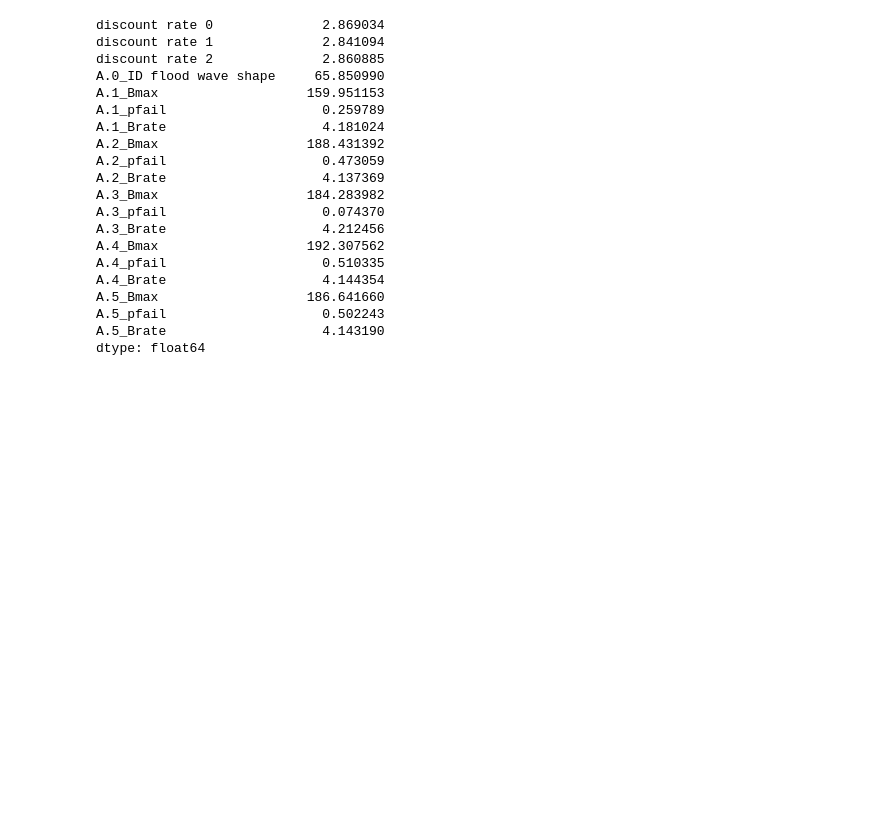
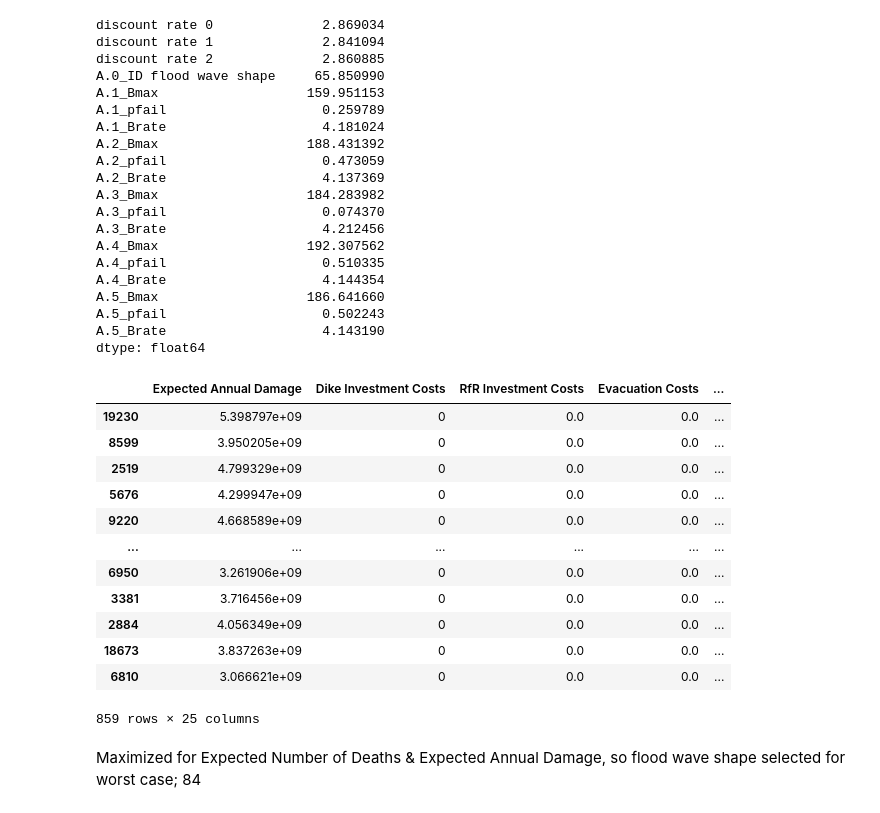
Before and after one commit to BRtudelft/Group1_EPA1361_Model-based_Decision-making, a Jupyter notebook: MORDM_1_problem_formulation.ipynb, the cells around one changed output. Cells and saved outputs as stored; diff of their text form; code cells hidden in the pictures; blank space fills up the shorter version.

Commit message:
All uncertainty levels for reference case selected

```diff
--- a/MORDM_1_problem_formulation.ipynb
+++ b/MORDM_1_problem_formulation.ipynb
@@ -342,3 +342,21 @@ A.5_Bmax                   186.641660
 A.5_pfail                    0.502243
 A.5_Brate                    4.143190
 dtype: float64
+# %%
+merged.sort_values(by=['Expected Number of Deaths','Expected Annual Damage'],ascending =False)
+# %% [output]
+|  | Expected Annual Damage | Dike Investment Costs | RfR Investment Costs | Evacuation Costs | ... |
+| 19230 | 5.398797e+09 | 0 | 0.0 | 0.0 | ... |
+| 8599 | 3.950205e+09 | 0 | 0.0 | 0.0 | ... |
+| 2519 | 4.799329e+09 | 0 | 0.0 | 0.0 | ... |
+| 5676 | 4.299947e+09 | 0 | 0.0 | 0.0 | ... |
+| 9220 | 4.668589e+09 | 0 | 0.0 | 0.0 | ... |
+| ... | ... | ... | ... | ... | ... |
+| 6950 | 3.261906e+09 | 0 | 0.0 | 0.0 | ... |
+| 3381 | 3.716456e+09 | 0 | 0.0 | 0.0 | ... |
+| 2884 | 4.056349e+09 | 0 | 0.0 | 0.0 | ... |
+| 18673 | 3.837263e+09 | 0 | 0.0 | 0.0 | ... |
+| 6810 | 3.066621e+09 | 0 | 0.0 | 0.0 | ... |
+859 rows × 25 columns
+# %% [markdown]
+Maximized for Expected Number of Deaths & Expected Annual Damage, so flood wave shape selected for worst case; 84
```
